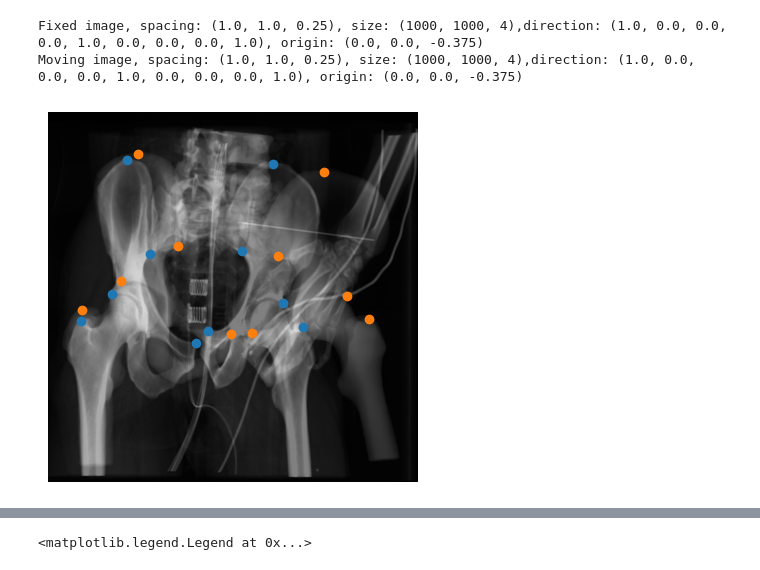
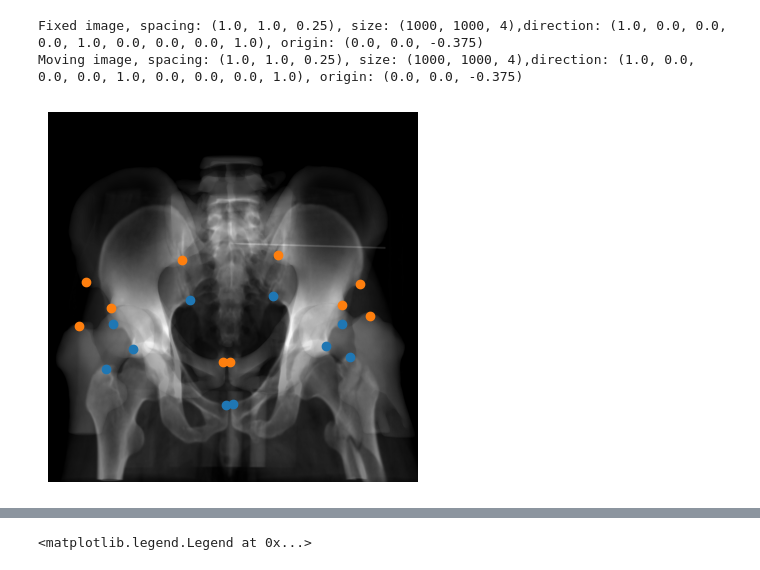
Before and after one commit to Vojtech-Benda/ca_isf, a Jupyter notebook: sitkRegistration.ipynb, the cells around one changed output, grey strips where cells are left out. Cells and saved outputs as stored; diff of their text form; code cells hidden in the pictures.

```diff
--- a/sitkRegistration.ipynb
+++ b/sitkRegistration.ipynb
@@ -101,27 +101,27 @@ def plotRegistrationErrors():
     # Adjust the spacing between subplots so that the axis labels don't overlap.
     plt.show()
 # %%
-num = "02"
+num = "09"
 movingImage = sitk.ReadImage(f"input_files\\pacient_{num}\\registration\\pacient{num}PreopAP.mha", sitk.sitkFloat32)
 fixedImage = sitk.ReadImage(f"input_files\\pacient_{num}\\registration\\pacient{num}IntraopAPST.mha", sitk.sitkFloat32)
 
 movingPoints = getPoints(f"input_files\\pacient_{num}\\registration\\pacient{num}PreopPointsAP.csv")
 fixedPoints = getPoints(f"input_files\\pacient_{num}\\registration\\pacient{num}IntraopPointsAP.csv")
 
 print(f"Fixed image, spacing: {fixedImage.GetSpacing()}, size: {fixedImage.GetSize()},"
       f"direction: {fixedImage.GetDirection()}, origin: {fixedImage.GetOrigin()}")
 print(f"Moving image, spacing: {movingImage.GetSpacing()}, size: {movingImage.GetSize()},"
       f"direction: {movingImage.GetDirection()}, origin: {movingImage.GetOrigin()}")
 plt.imshow(sitk.GetArrayViewFromImage(fixedImage)[0, ...], cmap="gray")
 plt.imshow(sitk.GetArrayViewFromImage(movingImage)[0, ...], cmap="gray", alpha=0.5)
 plt.scatter(list(np.array(fixedPoints).T)[0], list(np.array(fixedPoints).T)[1], c="#1f77b4")
 plt.scatter(list(np.array(movingPoints).T)[0], list(np.array(movingPoints).T)[1], c="#ff7f0e")
 plt.axis("off")
 plt.show()
 # %% [output]
 Fixed image, spacing: (1.0, 1.0, 0.25), size: (1000, 1000, 4),direction: (1.0, 0.0, 0.0, 0.0, 1.0, 0.0, 0.0, 0.0, 1.0), origin: (0.0, 0.0, -0.375)
 Moving image, spacing: (1.0, 1.0, 0.25), size: (1000, 1000, 4),direction: (1.0, 0.0, 0.0, 0.0, 1.0, 0.0, 0.0, 0.0, 1.0), origin: (0.0, 0.0, -0.375)
-[figure, old version]
+[figure, new version]
 # %%
 initialTransform = sitk.CenteredTransformInitializer(fixedImage, movingImage,
                                                      sitk.AffineTransform(3),
```
Also changed, not shown: parts of 8 cells of this notebook, 3 other files.
